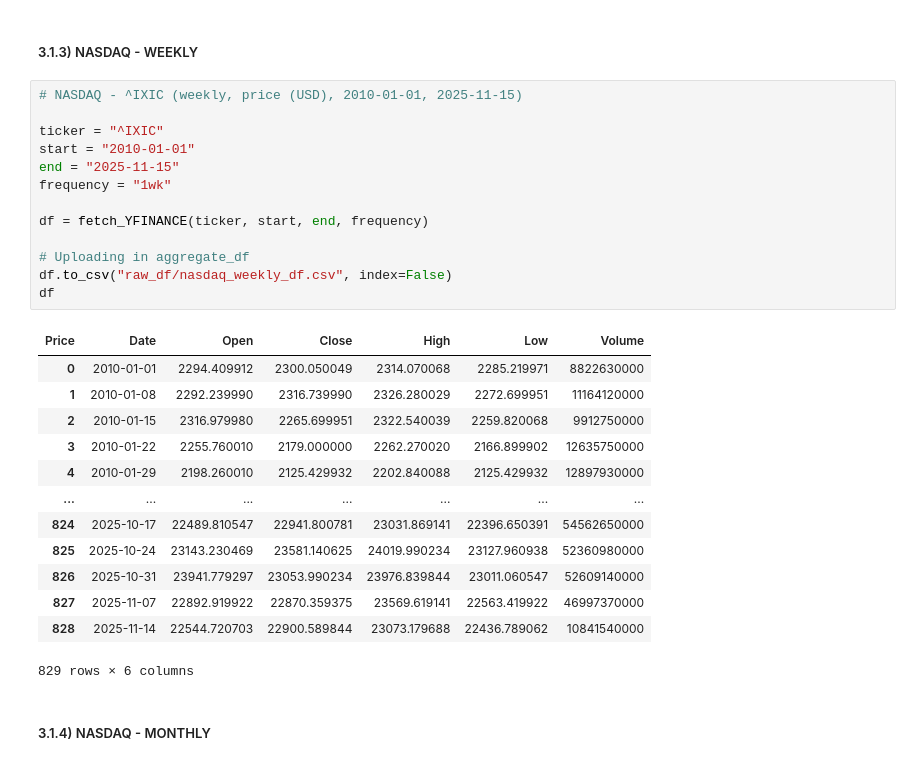
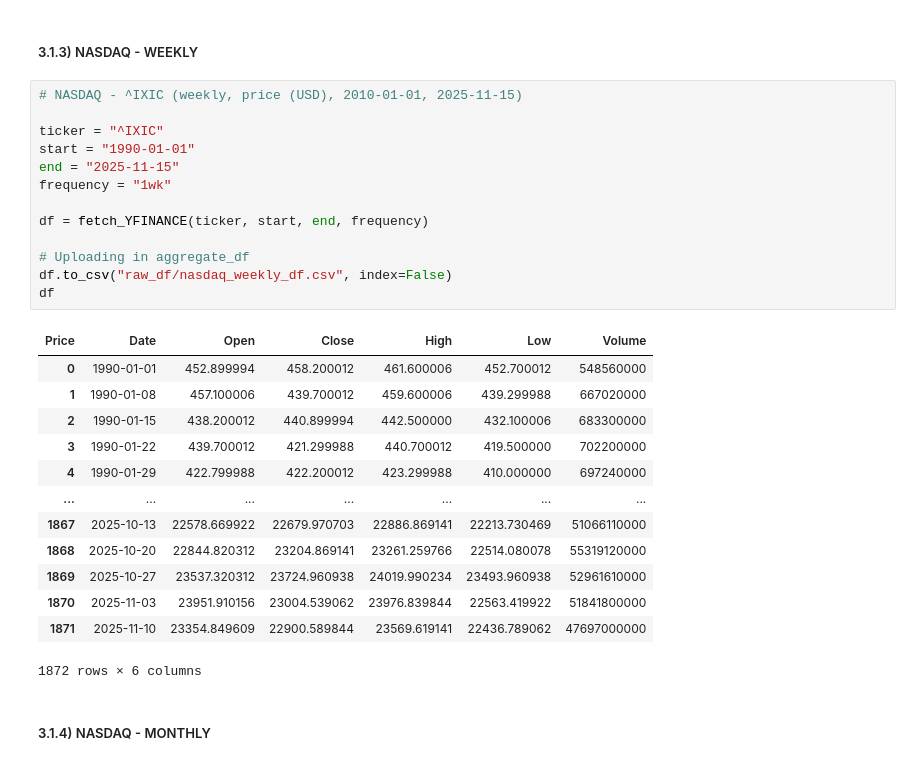
Before and after one commit to EliaLand/Martingale_FVM_AssetPricing, a Jupyter notebook: data_extraction/main.ipynb, the cells around one changed output. Saved outputs shown, nothing was run; the diff lists cells and outputs as text.

```diff
--- a/data_extraction/main.ipynb
+++ b/data_extraction/main.ipynb
@@ -81,30 +81,30 @@ df
 # %%
 # NASDAQ - ^IXIC (weekly, price (USD), 2010-01-01, 2025-11-15)
 
 ticker = "^IXIC"
-start = "2010-01-01"
+start = "1990-01-01"
 end = "2025-11-15"
 frequency = "1wk"
 
 df = fetch_YFINANCE(ticker, start, end, frequency)
 
 # Uploading in aggregate_df
 df.to_csv("raw_df/nasdaq_weekly_df.csv", index=False)
 df
 # %% [output]
 | Price | Date | Open | Close | High | Low | Volume |
-| 0 | 2010-01-01 | 2294.409912 | 2300.050049 | 2314.070068 | 2285.219971 | 8822630000 |
-| 1 | 2010-01-08 | 2292.239990 | 2316.739990 | 2326.280029 | 2272.699951 | 11164120000 |
-| 2 | 2010-01-15 | 2316.979980 | 2265.699951 | 2322.540039 | 2259.820068 | 9912750000 |
-| 3 | 2010-01-22 | 2255.760010 | 2179.000000 | 2262.270020 | 2166.899902 | 12635750000 |
-| 4 | 2010-01-29 | 2198.260010 | 2125.429932 | 2202.840088 | 2125.429932 | 12897930000 |
+| 0 | 1990-01-01 | 452.899994 | 458.200012 | 461.600006 | 452.700012 | 548560000 |
+| 1 | 1990-01-08 | 457.100006 | 439.700012 | 459.600006 | 439.299988 | 667020000 |
+| 2 | 1990-01-15 | 438.200012 | 440.899994 | 442.500000 | 432.100006 | 683300000 |
+| 3 | 1990-01-22 | 439.700012 | 421.299988 | 440.700012 | 419.500000 | 702200000 |
+| 4 | 1990-01-29 | 422.799988 | 422.200012 | 423.299988 | 410.000000 | 697240000 |
 | ... | ... | ... | ... | ... | ... | ... |
-| 824 | 2025-10-17 | 22489.810547 | 22941.800781 | 23031.869141 | 22396.650391 | 54562650000 |
-| 825 | 2025-10-24 | 23143.230469 | 23581.140625 | 24019.990234 | 23127.960938 | 52360980000 |
-| 826 | 2025-10-31 | 23941.779297 | 23053.990234 | 23976.839844 | 23011.060547 | 52609140000 |
-| 827 | 2025-11-07 | 22892.919922 | 22870.359375 | 23569.619141 | 22563.419922 | 46997370000 |
-| 828 | 2025-11-14 | 22544.720703 | 22900.589844 | 23073.179688 | 22436.789062 | 10841540000 |
+| 1867 | 2025-10-13 | 22578.669922 | 22679.970703 | 22886.869141 | 22213.730469 | 51066110000 |
+| 1868 | 2025-10-20 | 22844.820312 | 23204.869141 | 23261.259766 | 22514.080078 | 55319120000 |
+| 1869 | 2025-10-27 | 23537.320312 | 23724.960938 | 24019.990234 | 23493.960938 | 52961610000 |
+| 1870 | 2025-11-03 | 23951.910156 | 23004.539062 | 23976.839844 | 22563.419922 | 51841800000 |
+| 1871 | 2025-11-10 | 23354.849609 | 22900.589844 | 23569.619141 | 22436.789062 | 47697000000 |
-829 rows × 6 columns
+1872 rows × 6 columns
 # %% [markdown]
 ##### 3.1.4) NASDAQ - MONTHLY
 # %%
```
Also changed, not shown: parts of 3 cells of this notebook, 7 other files.
